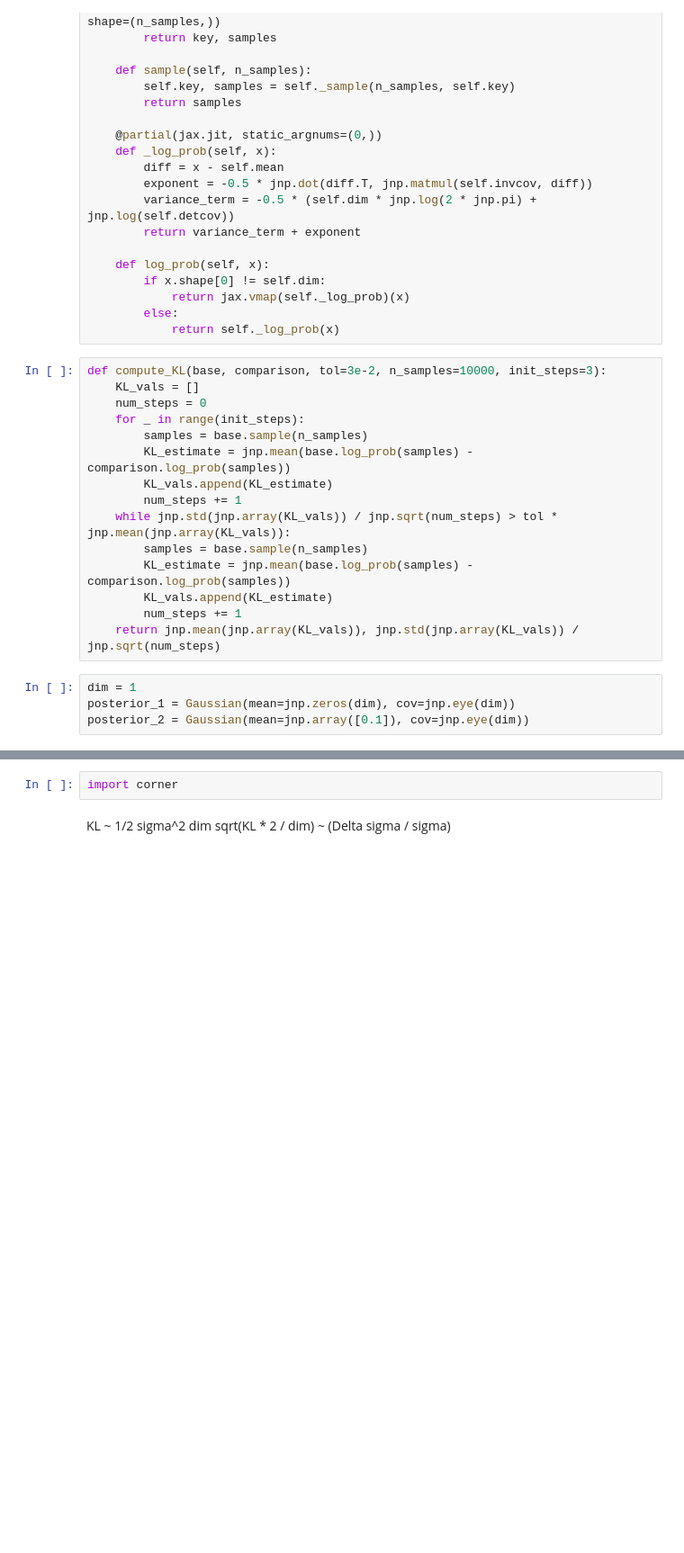
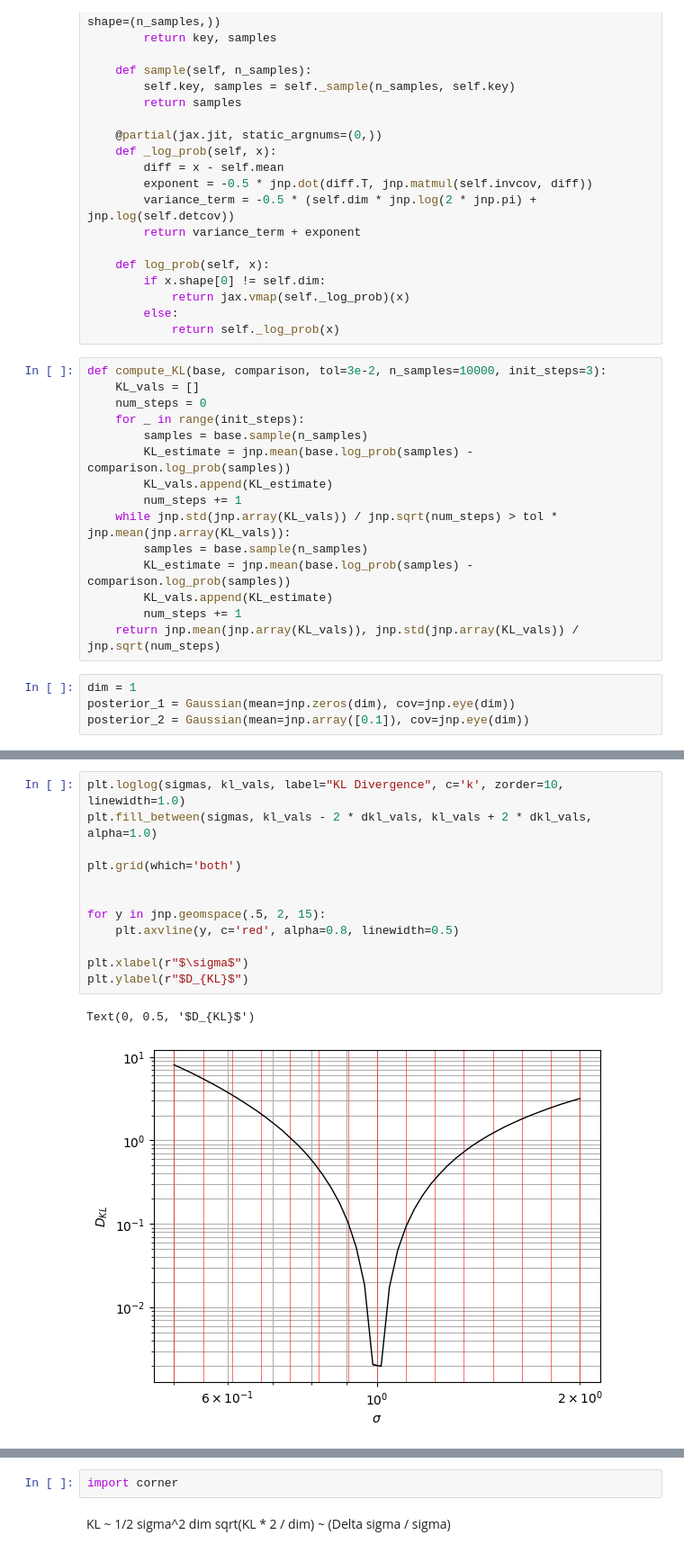
Before and after one commit to Mauropieroni/ACP-test-fork, a Jupyter notebook: notebooks/KL_vs_sigma.ipynb, the cells around one changed output, grey strips where cells are left out. Shown: that part at 90% size. Cells and saved outputs as stored; diff of their text form; blank space fills up the shorter version.

```diff
--- a/notebooks/KL_vs_sigma.ipynb
+++ b/notebooks/KL_vs_sigma.ipynb
@@ -109,0 +132,15 @@ Text(0, 0.5, '$D_{KL}$')
+# %%
+plt.loglog(sigmas, kl_vals, label="KL Divergence", c='k', zorder=10, linewidth=1.0)
+plt.fill_between(sigmas, kl_vals - 2 * dkl_vals, kl_vals + 2 * dkl_vals, alpha=1.0)
+
+plt.grid(which='both')
+
+
+for y in jnp.geomspace(.5, 2, 15):
+    plt.axvline(y, c='red', alpha=0.8, linewidth=0.5)
+
+plt.xlabel(r"$\sigma$")
+plt.ylabel(r"$D_{KL}$")
+# %% [output]
+Text(0, 0.5, '$D_{KL}$')
+[figure, added]
```
Also changed, not shown: parts of 14 cells of this notebook.
